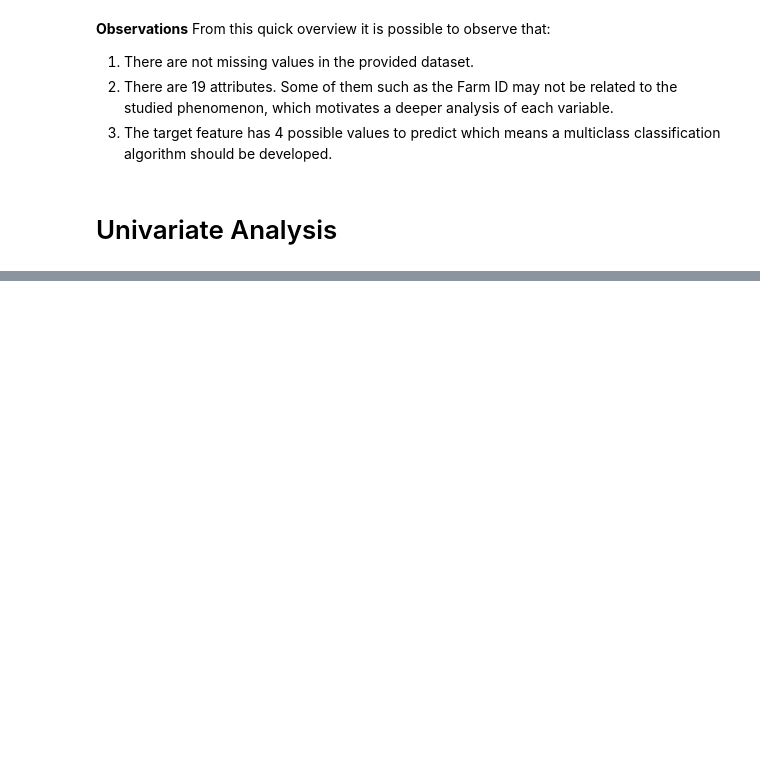
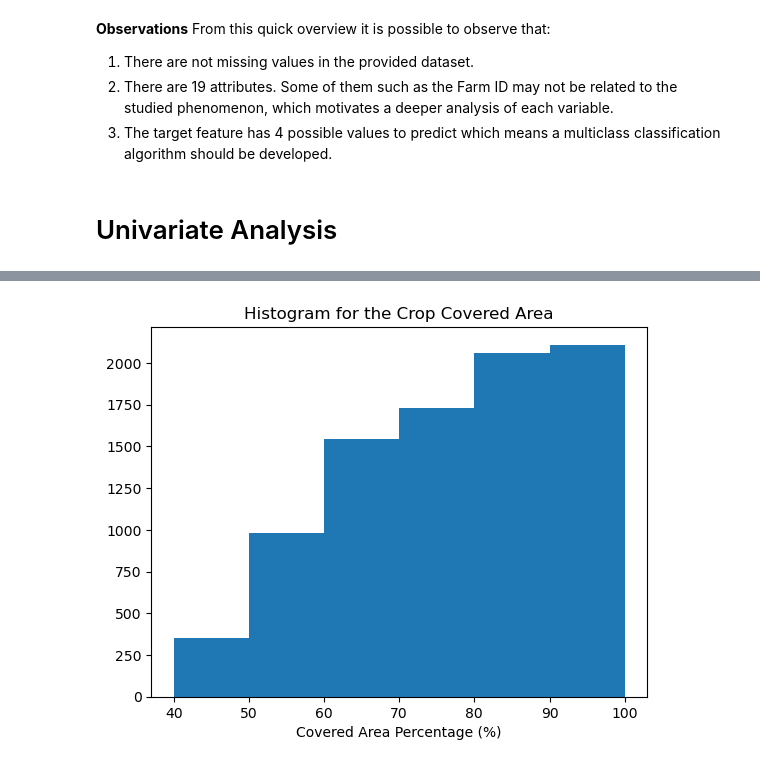
Before and after one commit to juandazapatac/telangana_classification_challenge, a Jupyter notebook: notebooks/exploratory_analysis.ipynb, the cells around one changed output, grey strips where cells are left out. Saved outputs shown, nothing was run; the diff lists cells and outputs as text; code cells hidden in the pictures; blank space fills up the shorter version.

```diff
--- a/notebooks/exploratory_analysis.ipynb
+++ b/notebooks/exploratory_analysis.ipynb
@@ -88,0 +162,11 @@ df.describe()
+# %%
+# Crop Covered Area
+df.CropCoveredArea.describe()
+fig5=plt.figure()
+ax5=fig5.add_subplot()
+ax5.hist(df.CropCoveredArea.values,bins=6);
+ax5.set_title("Histogram for the Crop Covered Area");
+ax5.set_xlabel("Covered Area Percentage (%)");
+# Outliers identification missing
+# %% [output]
+[figure, added]
```
Also changed, not shown: parts of 18 cells of this notebook, 1 other file.
